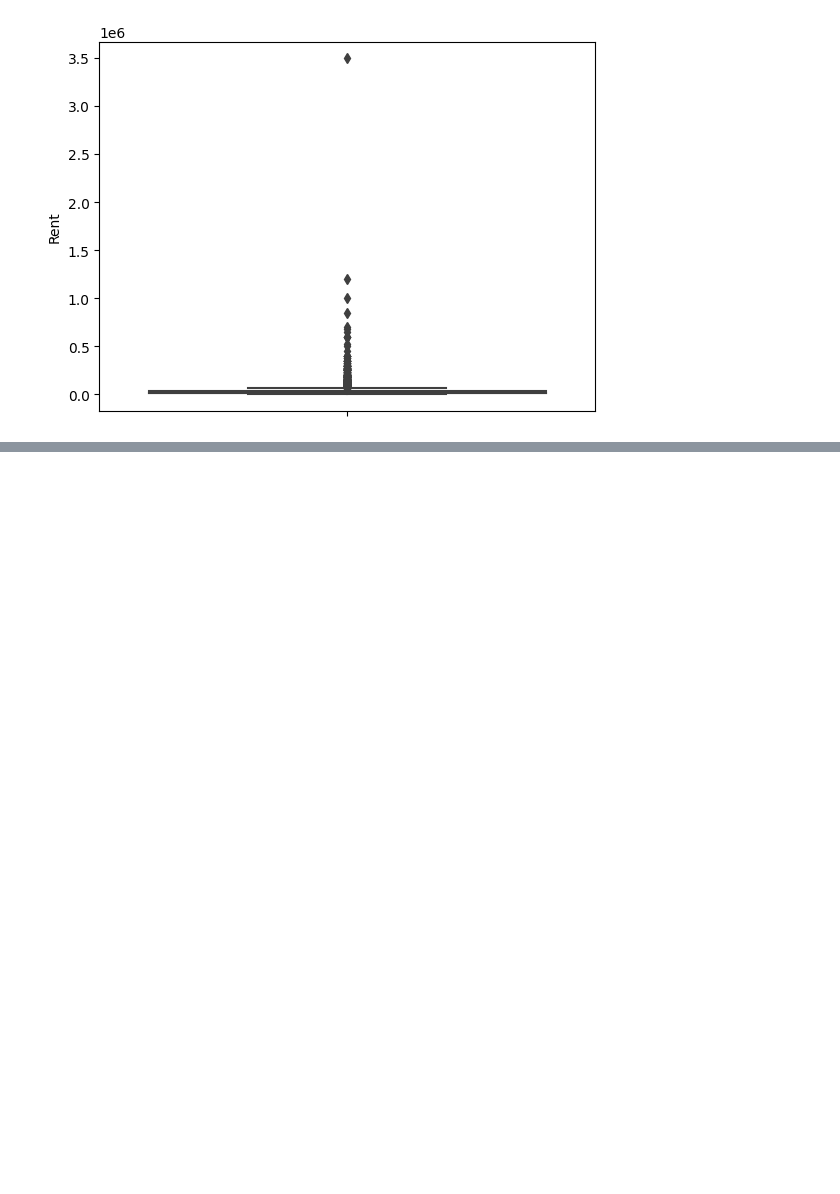
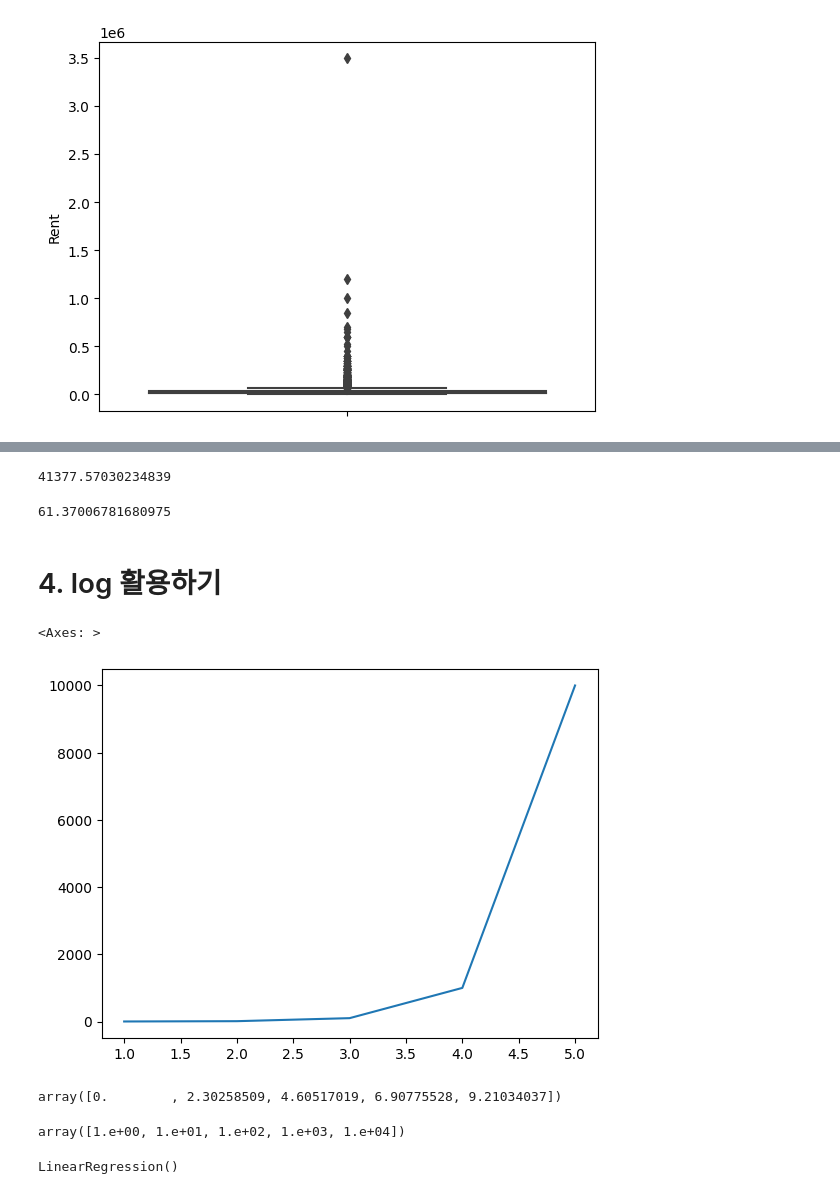
Before and after one commit to leeCodingStudio/Python_machine_learning, a Jupyter notebook: 5_선형_회귀.ipynb, the cells around one changed output, grey strips where cells are left out. Saved outputs shown, nothing was run; the diff lists cells and outputs as text; code cells hidden in the pictures; blank space fills up the shorter version.

```diff
--- a/5_선형_회귀.ipynb
+++ b/5_선형_회귀.ipynb
@@ -137,0 +456,27 @@ sns.boxplot(y=rent_df['Rent'])
+# %%
+mean_squared_error(y_test, pred, squared=False)
+# %% [output]
+41377.57030234839
+# %%
+41438.9403701652 - 41377.57030234839 # 61.37006781680975 오차가 줄었음
+# %% [output]
+61.37006781680975
+# %% [markdown]
+# 4. log 활용하기
+# %%
+a = [1, 2, 3, 4, 5]
+b = [1, 10, 100, 1000, 10000]
+# %%
+sns.lineplot(x=a, y=b)
+# %% [output]
+<Axes: >
+[figure, added]
+# %%
+b_log = np.log(b)
+b_log
+# %% [output]
+array([0.        , 2.30258509, 4.60517019, 6.90775528, 9.21034037])
+# %%
+np.exp(b_log)
+# %% [output]
+array([1.e+00, 1.e+01, 1.e+02, 1.e+03, 1.e+04])
@@ -137,0 +485,4 @@ sns.boxplot(y=rent_df['Rent'])
+# %%
+lr.fit(X_train, y_train_log)
+# %% [output]
+LinearRegression()
```
Also changed, not shown: parts of 59 cells of this notebook.
